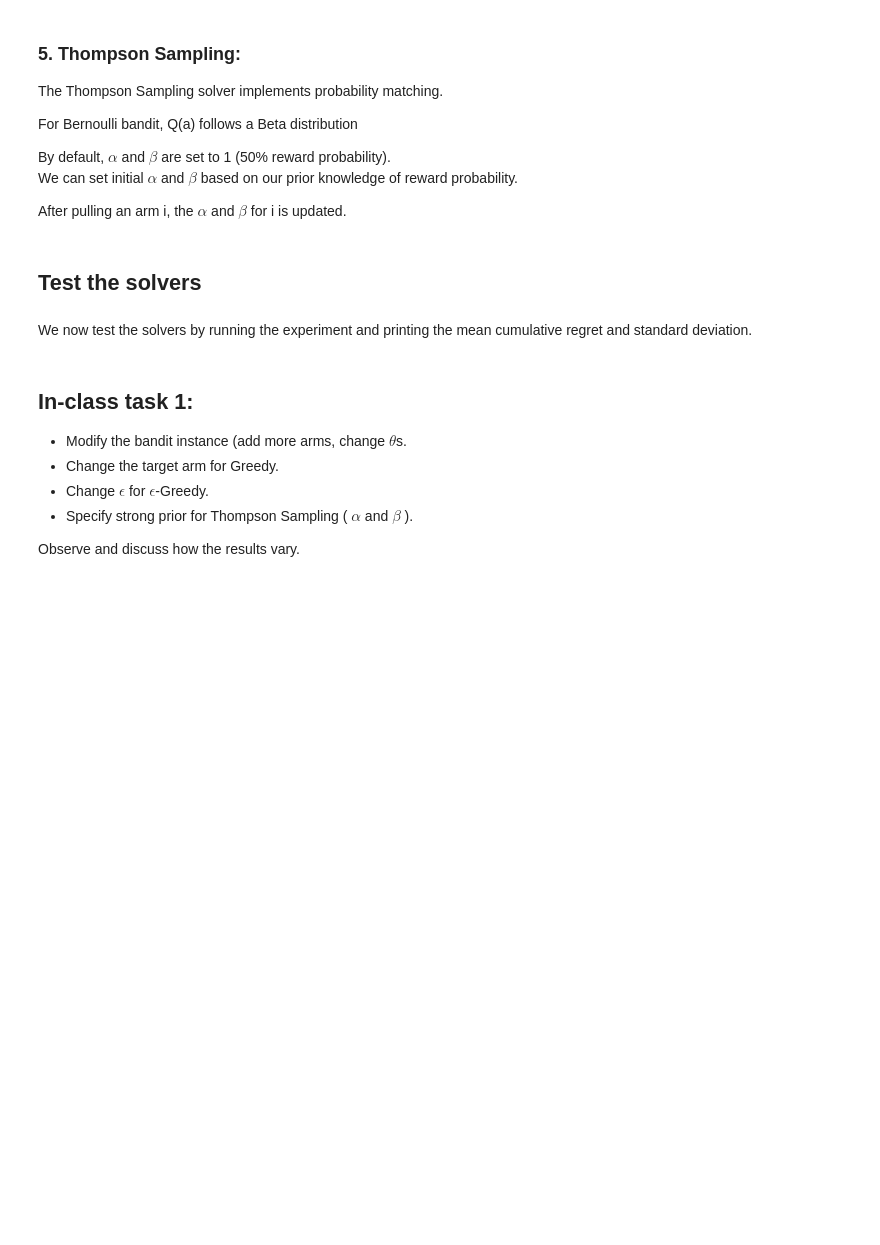
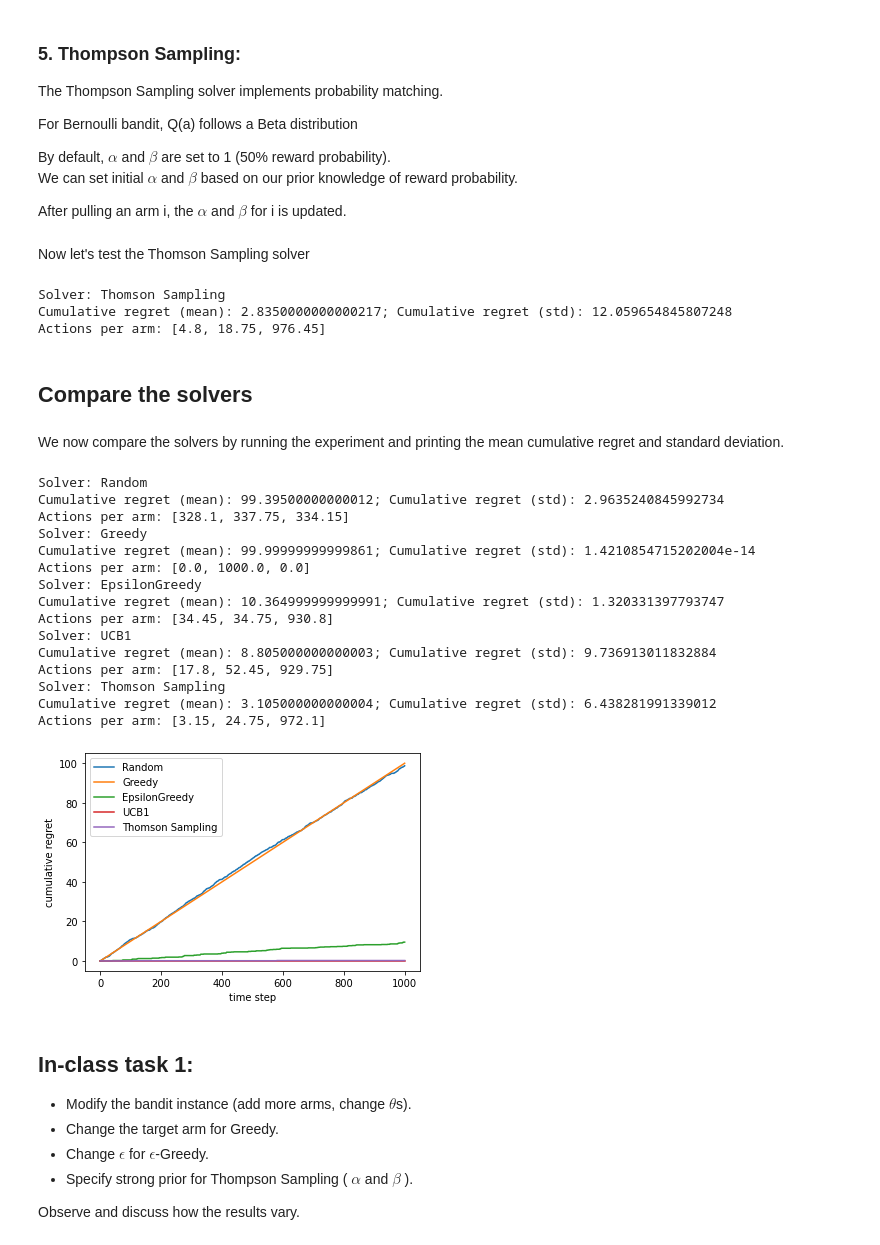
Before and after one commit to kashtodi/bandits, a Jupyter notebook: Bandits.ipynb, the cells around one changed output. Drawn from its saved outputs; the diff is of its cells as text; code cells hidden in the pictures; blank space fills up the shorter version.

```diff
--- a/Bandits.ipynb
+++ b/Bandits.ipynb
@@ -20,5 +31,7 @@ When we pull an arm $i$, the bandit returns a reward with corresponding probabil
 # %% [markdown]
 Let's create a Bandit instance with 3 arms
+# %%
+bandit = Bandit(3, [0.3,0.4,0.5])
 # %% [markdown]
 ## Defining a Generic Solver
 
@@ -70,13 +257,82 @@ By default, $\alpha$ and $\beta$ are set to 1 (50% reward probability).<br>
 We can set initial $\alpha$ and $\beta$ based on our prior knowledge of reward probability.<br>
 
 After pulling an arm i, the $\alpha$ and $\beta$ for i is updated.
+# %%
+class ThomsonSampling(Solver):
+    def __init__(self, bandit, init_alpha=1, init_beta=1):
+        """
+        init_alpha (int): initial value of alpha in Beta(alpha, beta).
+        init_beta (int): initial value of beta in Beta(alpha, beta).
+        """
+        super(ThomsonSampling, self).__init__(bandit)
+        self._alphas = [init_alpha]*self.bandit.n
+        self._betas = [init_beta]*self.bandit.n
+        self.name = "Thomson Sampling"
+
+    @property
+    def estimated_thetas(self):
+        return [self._alphas[i]/(self._alphas[i] + self._betas[i]) for i in range(self.bandit.n)]
+
+    def run_one_step(self):
+        # Get sample for each arm from beta distribution
+        samples = [np.random.beta(self._alphas[i], self._betas[i]) for i in range(self.bandit.n)]
+
+        # Select best arm and get reward by pulling it
+        arm = max(range(self.bandit.n), key=lambda x: samples[x]) # Get arm with highest sample value
+        reward = self.bandit.pull_arm(arm)
+
+        # Update alpha and beta for arm
+        self._alphas[arm] += reward # Increment alpha by 1 if reward received
+        self._betas[arm] += (1 - reward) # Increment beta by 1 if no reward received
+
+        return arm
+# %% [markdown]
+Now let's test the Thomson Sampling solver
+# %%
+thomson_solver = ThomsonSampling(bandit)
+run_solver(thomson_solver)
+# %% [output]
+Solver: Thomson Sampling
+Cumulative regret (mean): 2.8350000000000217; Cumulative regret (std): 12.059654845807248
+Actions per arm: [4.8, 18.75, 976.45]
 # %% [markdown]
-## Test the solvers
+## Compare the solvers
 # %% [markdown]
-We now test the solvers by running the experiment and printing the mean cumulative regret and standard deviation.
+We now compare the solvers by running the experiment and printing the mean cumulative regret and standard deviation.
+# %%
+random_solver = Random(bandit)
+greedy_solver = Greedy(bandit, random.choice(range(bandit.n)))
+epsilon_greedy_solver = EpsilonGreedy(bandit, 0.1)
+ucb_solver = UCB1(bandit)
+thomson_solver = ThomsonSampling(bandit)
+for solver in [random_solver, greedy_solver, epsilon_greedy_solver, ucb_solver, thomson_solver]:
+    run_solver(solver)
+    plt.plot(solver.regrets, label = solver.name)
+
+plt.legend()
+plt.xlabel('time step')
+plt.ylabel('cumulative regret')
+plt.show()
+# %% [output]
+Solver: Random
+Cumulative regret (mean): 99.39500000000012; Cumulative regret (std): 2.9635240845992734
+Actions per arm: [328.1, 337.75, 334.15]
+Solver: Greedy
+Cumulative regret (mean): 99.99999999999861; Cumulative regret (std): 1.4210854715202004e-14
+Actions per arm: [0.0, 1000.0, 0.0]
+Solver: EpsilonGreedy
+Cumulative regret (mean): 10.364999999999991; Cumulative regret (std): 1.320331397793747
+Actions per arm: [34.45, 34.75, 930.8]
+Solver: UCB1
+Cumulative regret (mean): 8.805000000000003; Cumulative regret (std): 9.736913011832884
+Actions per arm: [17.8, 52.45, 929.75]
+Solver: Thomson Sampling
+Cumulative regret (mean): 3.105000000000004; Cumulative regret (std): 6.438281991339012
+Actions per arm: [3.15, 24.75, 972.1]
+[figure, added]
 # %% [markdown]
 ## In-class task 1:
-- Modify the bandit instance (add more arms, change $\theta$s.
+- Modify the bandit instance (add more arms, change $\theta$s).
 - Change the target arm for Greedy.
 - Change $\epsilon$ for $\epsilon$-Greedy.
 - Specify strong prior for Thompson Sampling ( $\alpha$ and $\beta$ ).
```
Also changed, not shown: parts of 21 cells of this notebook, 2 other files.
